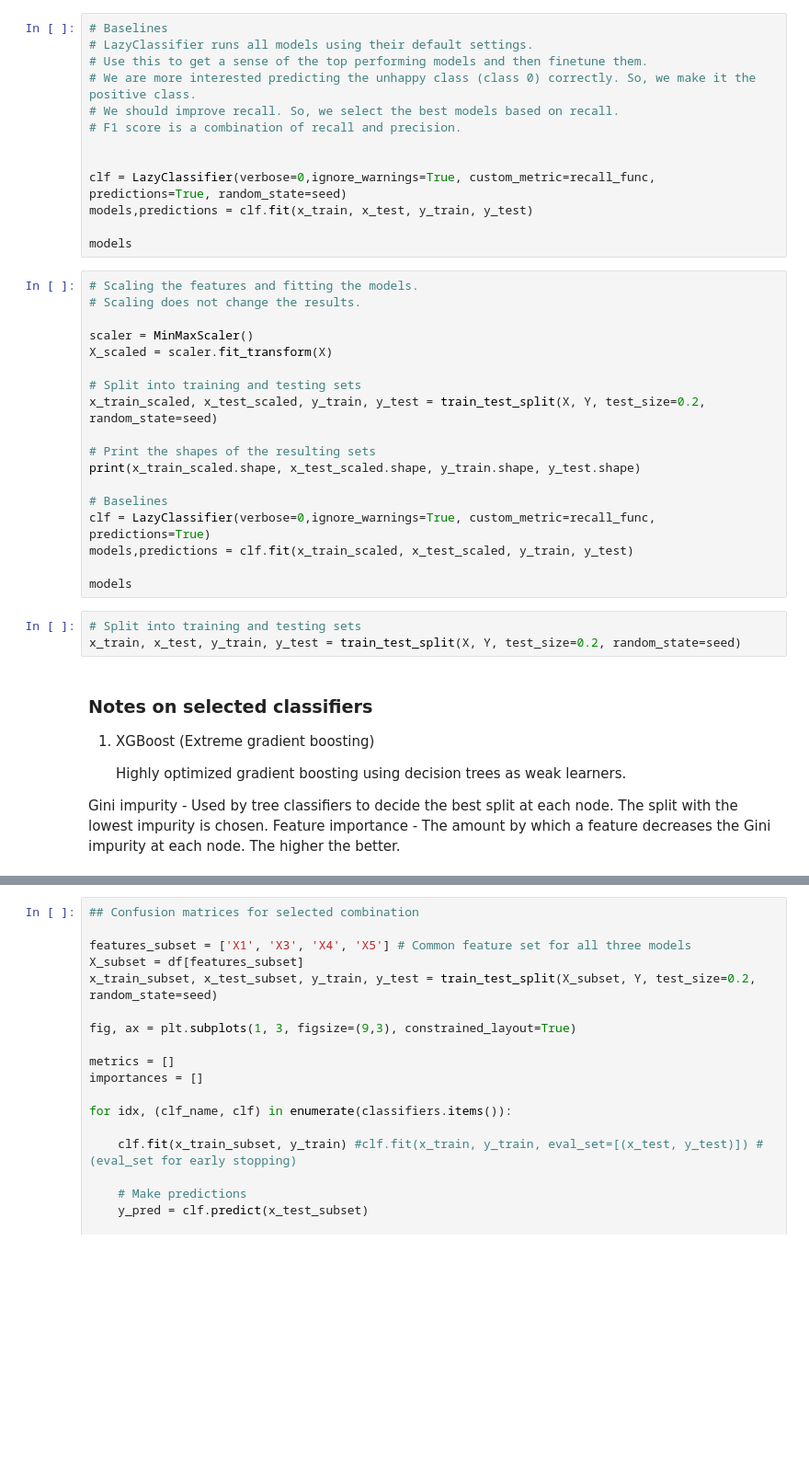
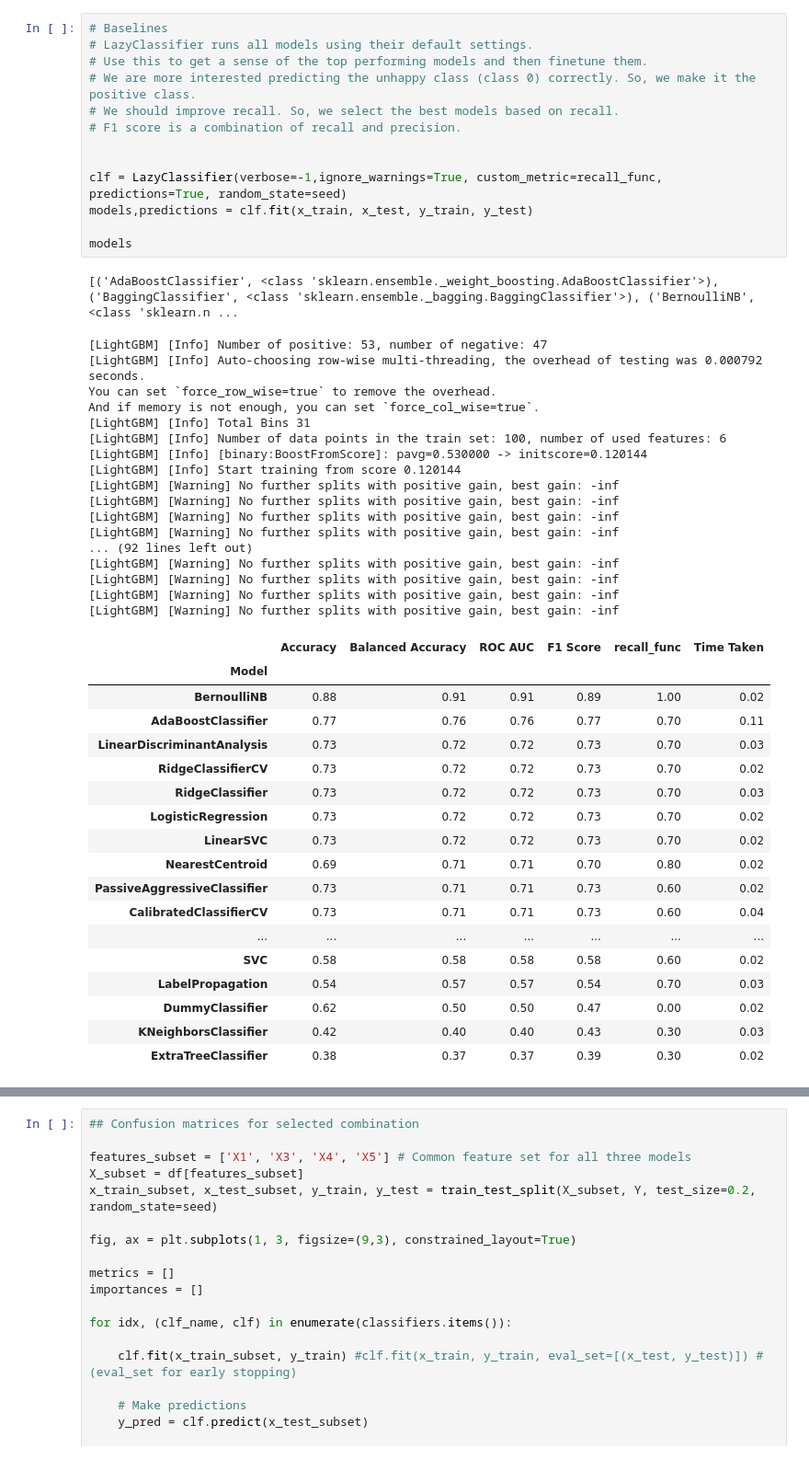
Before and after one commit to buddhiW/QuAOVkQp1uAMReTF, a Jupyter notebook: main.ipynb, the cells around one changed output, grey strips where cells are left out. Shown at 92% size. Drawn from its saved outputs; the diff is of its cells as text; blank space fills up the shorter version.

Commit message:
Add new baselines

```diff
--- a/main.ipynb
+++ b/main.ipynb
@@ -124,44 +152,51 @@ for model, count in best_models:
 # %%
 # Baselines
 # LazyClassifier runs all models using their default settings.
 # Use this to get a sense of the top performing models and then finetune them.
 # We are more interested predicting the unhappy class (class 0) correctly. So, we make it the positive class.
 # We should improve recall. So, we select the best models based on recall.
 # F1 score is a combination of recall and precision.
 
 
-clf = LazyClassifier(verbose=0,ignore_warnings=True, custom_metric=recall_func, predictions=True, random_state=seed)
+clf = LazyClassifier(verbose=-1,ignore_warnings=True, custom_metric=recall_func, predictions=True, random_state=seed)
 models,predictions = clf.fit(x_train, x_test, y_train, y_test)
 
 models
+# %% [output]
+[('AdaBoostClassifier', <class 'sklearn.ensemble._weight_boosting.AdaBoostClassifier'>), ('BaggingClassifier', <class 'sklearn.ensemble._bagging.BaggingClassifier'>), ('BernoulliNB', <class 'sklearn.n ...
+[LightGBM] [Info] Number of positive: 53, number of negative: 47
+[LightGBM] [Info] Auto-choosing row-wise multi-threading, the overhead of testing was 0.000792 seconds.
+You can set `force_row_wise=true` to remove the overhead.
+And if memory is not enough, you can set `force_col_wise=true`.
+[LightGBM] [Info] Total Bins 31
+[LightGBM] [Info] Number of data points in the train set: 100, number of used features: 6
+[LightGBM] [Info] [binary:BoostFromScore]: pavg=0.530000 -> initscore=0.120144
+[LightGBM] [Info] Start training from score 0.120144
+[LightGBM] [Warning] No further splits with positive gain, best gain: -inf
+[LightGBM] [Warning] No further splits with positive gain, best gain: -inf
+[LightGBM] [Warning] No further splits with positive gain, best gain: -inf
+[LightGBM] [Warning] No further splits with positive gain, best gain: -inf
+... (92 lines left out)
+[LightGBM] [Warning] No further splits with positive gain, best gain: -inf
+[LightGBM] [Warning] No further splits with positive gain, best gain: -inf
+[LightGBM] [Warning] No further splits with positive gain, best gain: -inf
+[LightGBM] [Warning] No further splits with positive gain, best gain: -inf
+|  | Accuracy | Balanced Accuracy | ROC AUC | F1 Score | recall_func | Time Taken |
+| Model |  |  |  |  |  |  |
+| BernoulliNB | 0.88 | 0.91 | 0.91 | 0.89 | 1.00 | 0.02 |
+| AdaBoostClassifier | 0.77 | 0.76 | 0.76 | 0.77 | 0.70 | 0.11 |
+| LinearDiscriminantAnalysis | 0.73 | 0.72 | 0.72 | 0.73 | 0.70 | 0.03 |
+| RidgeClassifierCV | 0.73 | 0.72 | 0.72 | 0.73 | 0.70 | 0.02 |
+| RidgeClassifier | 0.73 | 0.72 | 0.72 | 0.73 | 0.70 | 0.03 |
+| LogisticRegression | 0.73 | 0.72 | 0.72 | 0.73 | 0.70 | 0.02 |
+| LinearSVC | 0.73 | 0.72 | 0.72 | 0.73 | 0.70 | 0.02 |
+| NearestCentroid | 0.69 | 0.71 | 0.71 | 0.70 | 0.80 | 0.02 |
+| PassiveAggressiveClassifier | 0.73 | 0.71 | 0.71 | 0.73 | 0.60 | 0.02 |
+| CalibratedClassifierCV | 0.73 | 0.71 | 0.71 | 0.73 | 0.60 | 0.04 |
+| ... | ... | ... | ... | ... | ... | ... |
+| SVC | 0.58 | 0.58 | 0.58 | 0.58 | 0.60 | 0.02 |
+| LabelPropagation | 0.54 | 0.57 | 0.57 | 0.54 | 0.70 | 0.03 |
+| DummyClassifier | 0.62 | 0.50 | 0.50 | 0.47 | 0.00 | 0.02 |
+| KNeighborsClassifier | 0.42 | 0.40 | 0.40 | 0.43 | 0.30 | 0.03 |
+| ExtraTreeClassifier | 0.38 | 0.37 | 0.37 | 0.39 | 0.30 | 0.02 |
-# %%
-# Scaling the features and fitting the models.
-# Scaling does not change the results.
-
-scaler = MinMaxScaler()
-X_scaled = scaler.fit_transform(X)
-
-# Split into training and testing sets
-x_train_scaled, x_test_scaled, y_train, y_test = train_test_split(X, Y, test_size=0.2, random_state=seed)
-
-# Print the shapes of the resulting sets
-print(x_train_scaled.shape, x_test_scaled.shape, y_train.shape, y_test.shape)
-
-# Baselines
-clf = LazyClassifier(verbose=0,ignore_warnings=True, custom_metric=recall_func, predictions=True)
-models,predictions = clf.fit(x_train_scaled, x_test_scaled, y_train, y_test)
-
-models
-# %%
-# Split into training and testing sets
-x_train, x_test, y_train, y_test = train_test_split(X, Y, test_size=0.2, random_state=seed)
-# %% [markdown]
-### Notes on selected classifiers
-
-1. XGBoost (Extreme gradient boosting)
-
-    Highly optimized gradient boosting using decision trees as weak learners.
-
-Gini impurity - Used by tree classifiers to decide the best split at each node. The split with the lowest impurity is chosen.
-Feature importance - The amount by which a feature decreases the Gini impurity at each node. The higher the better.
 # %%
```
Also changed, not shown: parts of 25 cells of this notebook.
